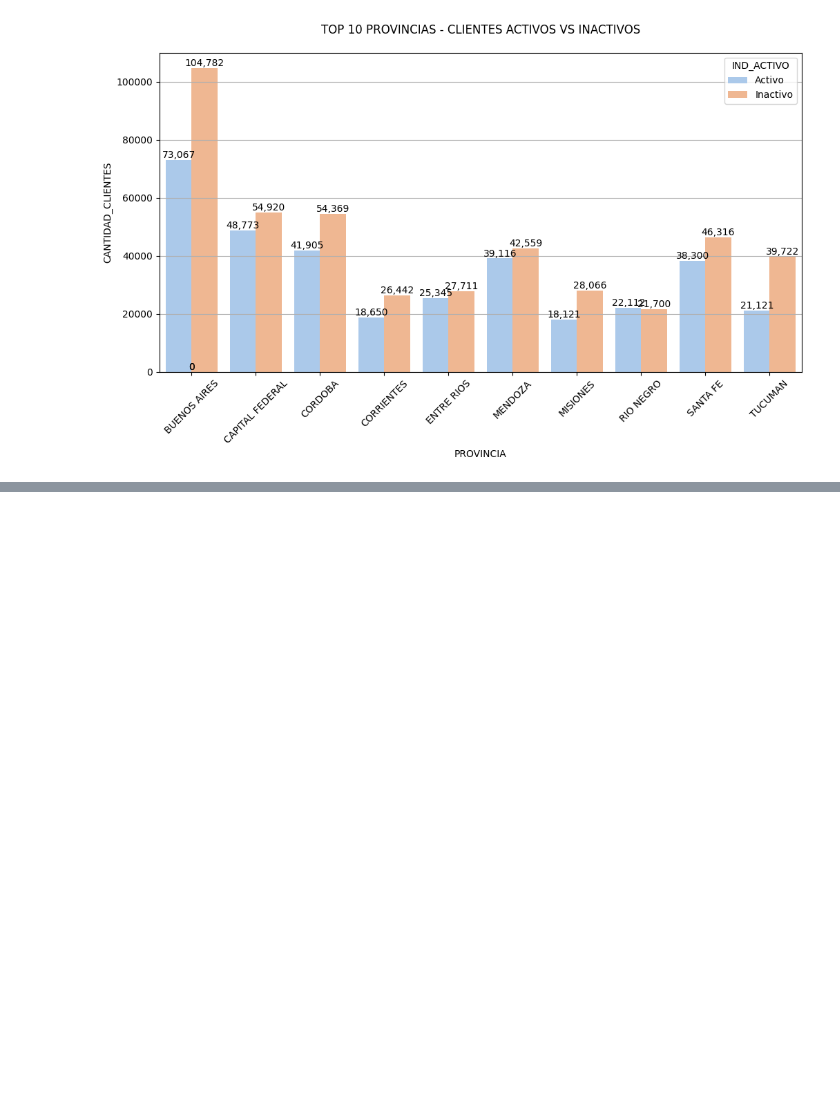
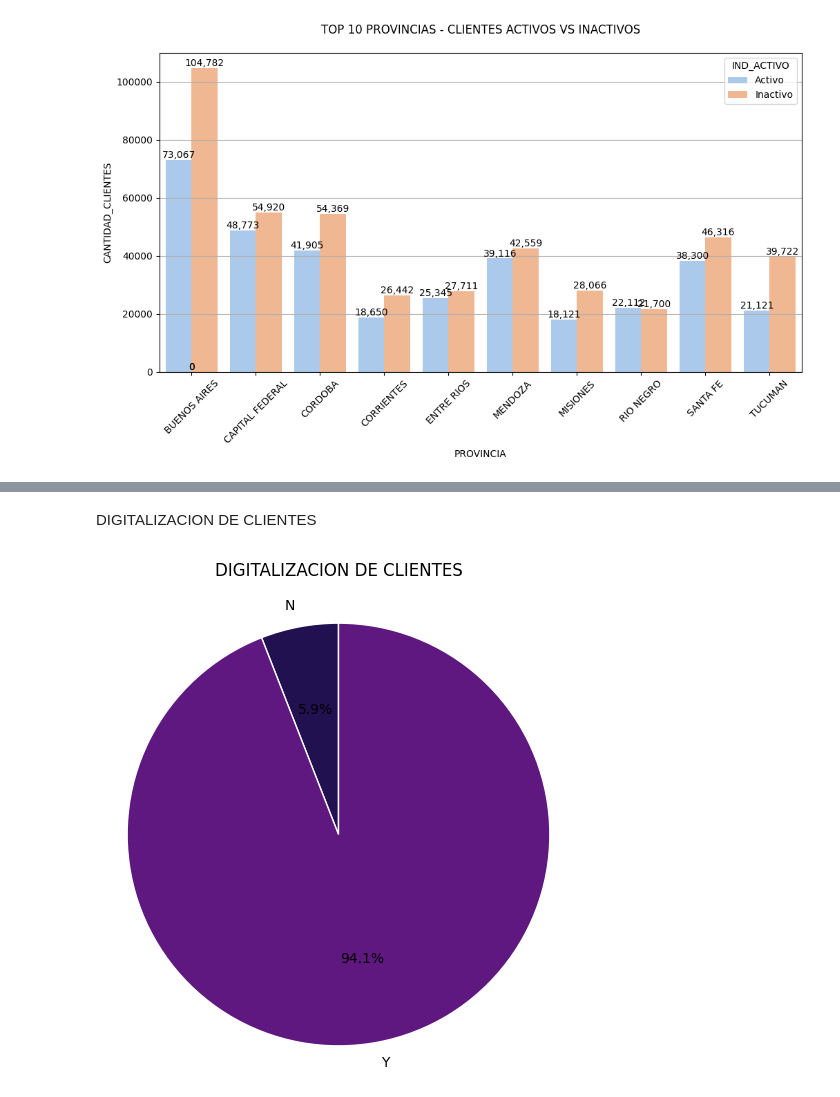
Before and after one commit to chiaravanin/CursoCoder, a Jupyter notebook: ProyectoDS_PArteIVANIN.ipynb, the cells around one changed output, grey strips where cells are left out. Drawn from its saved outputs; the diff is of its cells as text; code cells hidden in the pictures; blank space fills up the shorter version.

```diff
--- a/ProyectoDS_PArteIVANIN.ipynb
+++ b/ProyectoDS_PArteIVANIN.ipynb
@@ -239,0 +266,20 @@ plt.show()
+# %% [markdown]
+DIGITALIZACION DE CLIENTES
+# %%
+colors = sns.color_palette('magma')
+df_genero = df.groupby('IND_DIGITAL')['CANTIDAD_CLIENTES'].sum()
+plt.figure(figsize=(6,6))
+plt.pie(
+    df_genero,
+    labels=df_genero.index,
+    autopct='%1.1f%%',
+    startangle=90,
+    colors=colors,
+    wedgeprops={'edgecolor': 'w'}
+)
+plt.title("DIGITALIZACION DE CLIENTES", pad=20)
+plt.axis('equal')
+
+plt.show()
+# %% [output]
+[figure, added]
```
Also changed, not shown: parts of 9 cells of this notebook.
